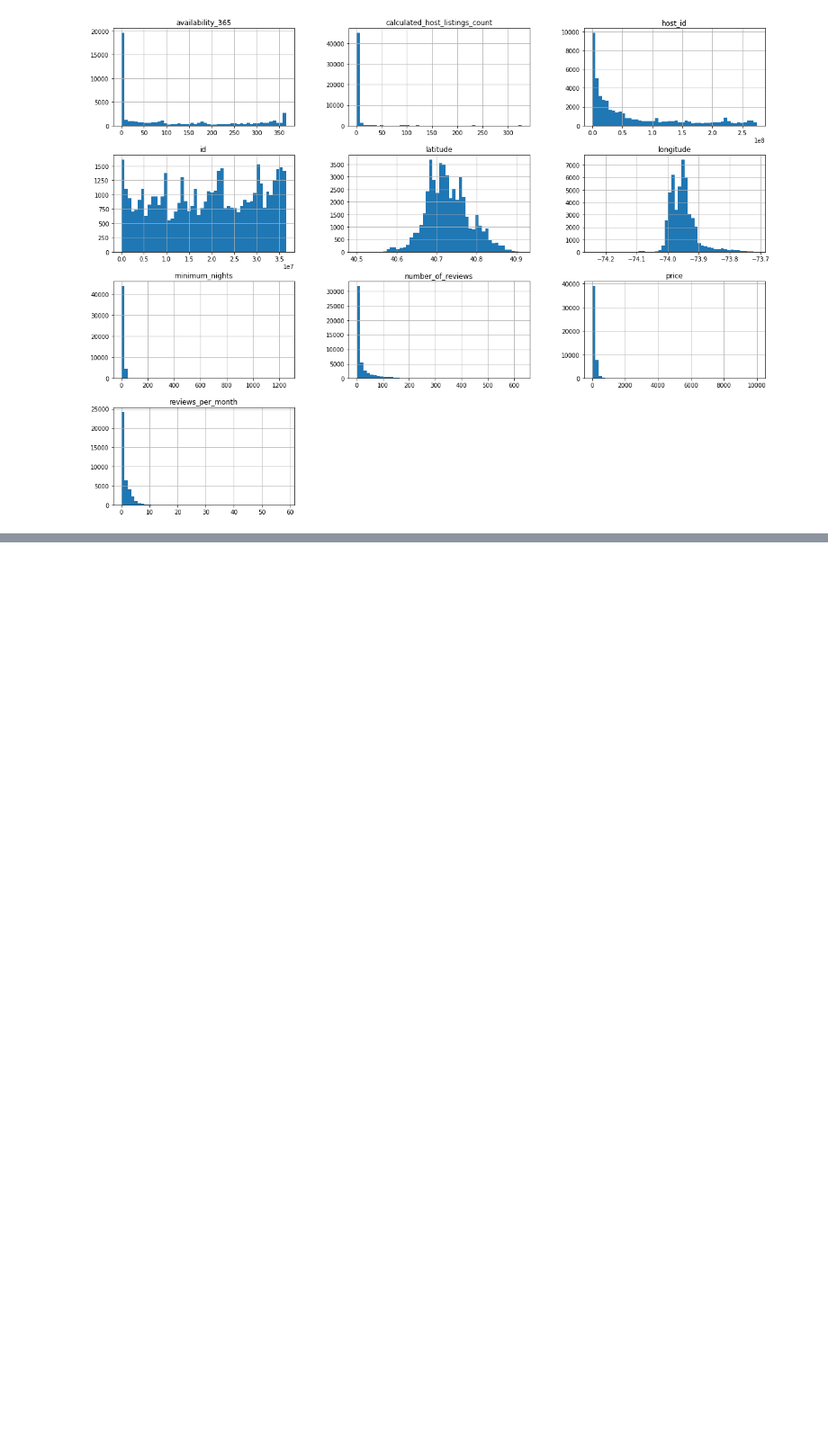
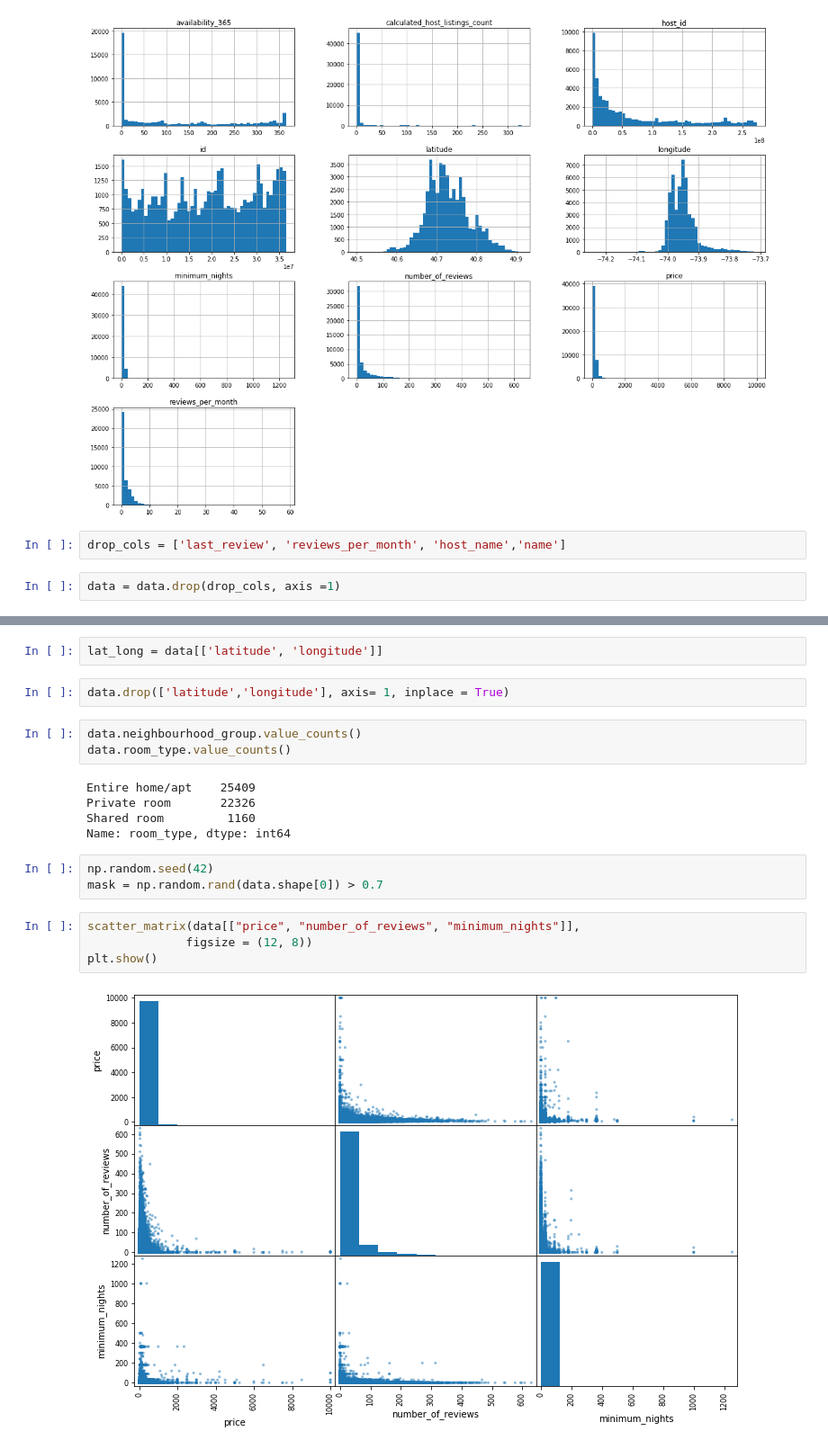
Before and after one commit to stanaityted/Airbnb, a Jupyter notebook: Airbnb data EDA.ipynb, the cells around one changed output, grey strips where cells are left out. Shown at 90% size. Cells and saved outputs as stored; diff of their text form; blank space fills up the shorter version.

```diff
--- a/Airbnb data EDA.ipynb
+++ b/Airbnb data EDA.ipynb
@@ -88,3 +91,7 @@ data.hist(bins =50, figsize =(20,15))
 plt.show()
 # %% [output]
 [figure]
+# %%
+drop_cols = ['last_review', 'reviews_per_month', 'host_name','name']
+# %%
+data = data.drop(drop_cols, axis =1)
@@ -90,0 +138,21 @@ plt.show()
+# %%
+lat_long = data[['latitude', 'longitude']]
+# %%
+data.drop(['latitude','longitude'], axis= 1, inplace = True)
+# %%
+data.neighbourhood_group.value_counts()
+data.room_type.value_counts()
+# %% [output]
+Entire home/apt    25409
+Private room       22326
+Shared room         1160
+Name: room_type, dtype: int64
+# %%
+np.random.seed(42)
+mask = np.random.rand(data.shape[0]) > 0.7
+# %%
+scatter_matrix(data[["price", "number_of_reviews", "minimum_nights"]],
+              figsize = (12, 8))
+plt.show()
+# %% [output]
+[figure, added]
```
Also changed, not shown: parts of 20 cells of this notebook.
